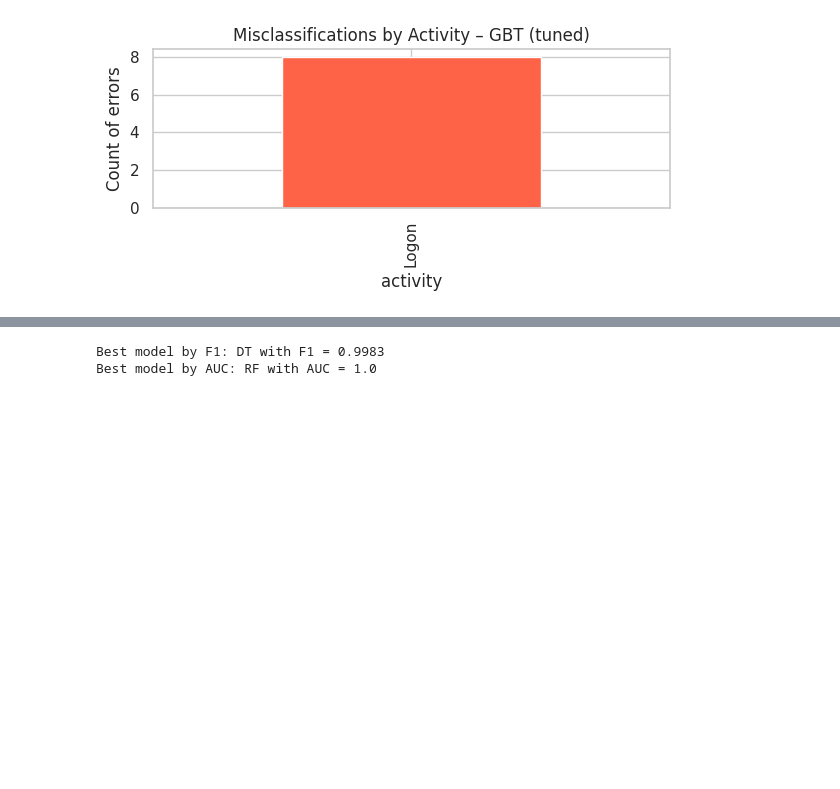
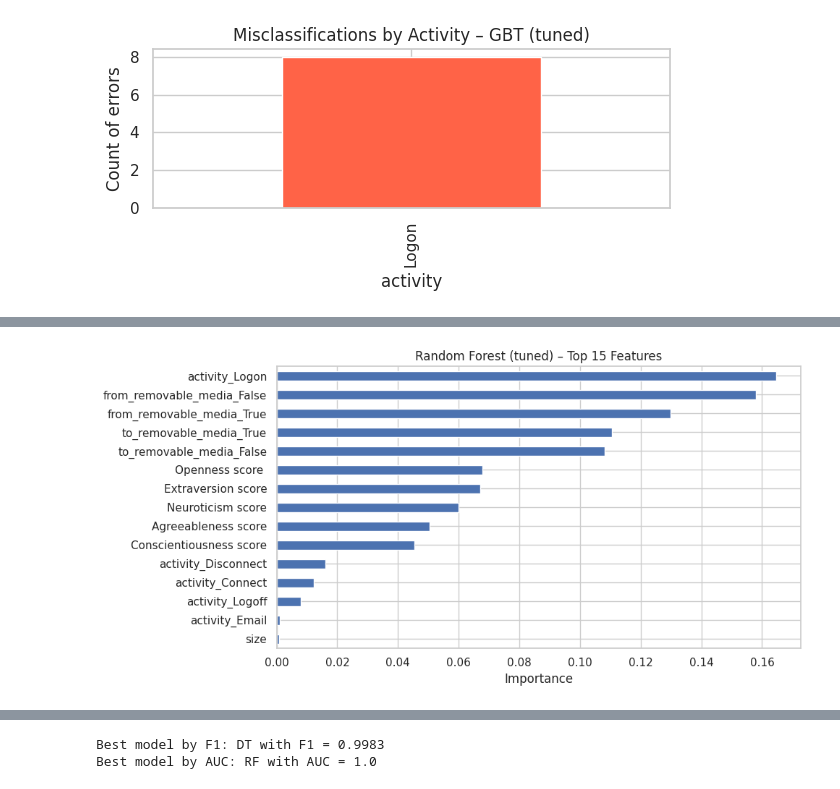
Before and after one commit to egyinmoe/Detecting-Insider-Threats-through-Behavioral-AI_Dissertation, a Jupyter notebook: Ver2_Insiderthreat_withgithub.ipynb, the cells around one changed output, grey strips where cells are left out. Saved outputs shown, nothing was run; the diff lists cells and outputs as text; code cells hidden in the pictures; blank space fills up the shorter version.

```diff
--- a/Ver2_Insiderthreat_withgithub.ipynb
+++ b/Ver2_Insiderthreat_withgithub.ipynb
@@ -620,0 +365,10 @@ weighted avg       0.95      0.94      0.94      2400
+# %%
+# ===================================
+# Define X, y and feature groups
+# ===================================
+X_train, X_test, y_train, y_test = train_test_split( # Train/test split (80/20) with stratification to preserve class balance
+    X, y,
+    test_size=0.2,
+    random_state=RANDOM_STATE,
+    stratify=y)
+print("Train shape:", X_train.shape, " Test shape:", X_test.shape)
@@ -1501,0 +1387,20 @@ Name: count, dtype: int64
+# %%
+# ======================================================
+# Feature Importance (Bar Charts)
+# Random Forest (tuned), XGBoost (tuned), Logistic Regression (GLM)
+# ======================================================
+rf_model_only = rf_best.named_steps["model"] # Extract the tuned RF model from the pipeline
+
+# RF has built-in feature_importances_
+rf_importances = pd.Series(
+    rf_model_only.feature_importances_,
+    index=all_feature_names
+).sort_values(ascending=False)
+plt.figure(figsize=(10,5))
+rf_importances.head(15).iloc[::-1].plot(kind="barh")
+plt.title("Random Forest (tuned) – Top 15 Features")
+plt.xlabel("Importance")
+plt.tight_layout()
+plt.show()
+# %% [output]
+[figure, added]
```
Also changed, not shown: parts of 126 cells of this notebook.
